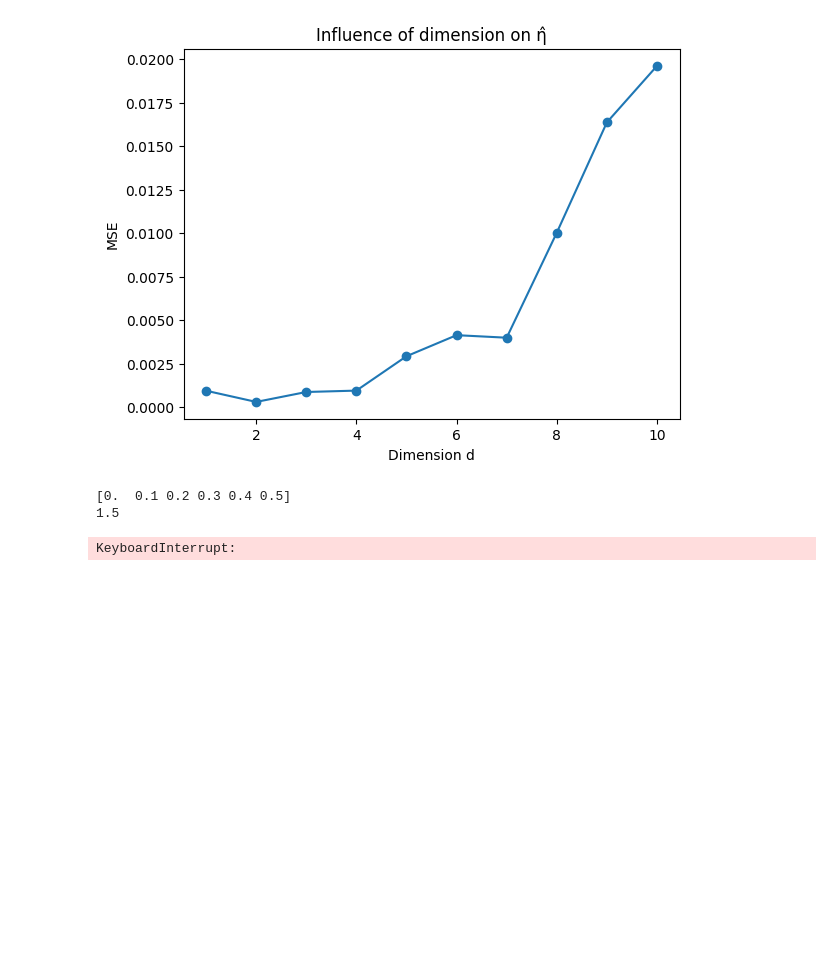
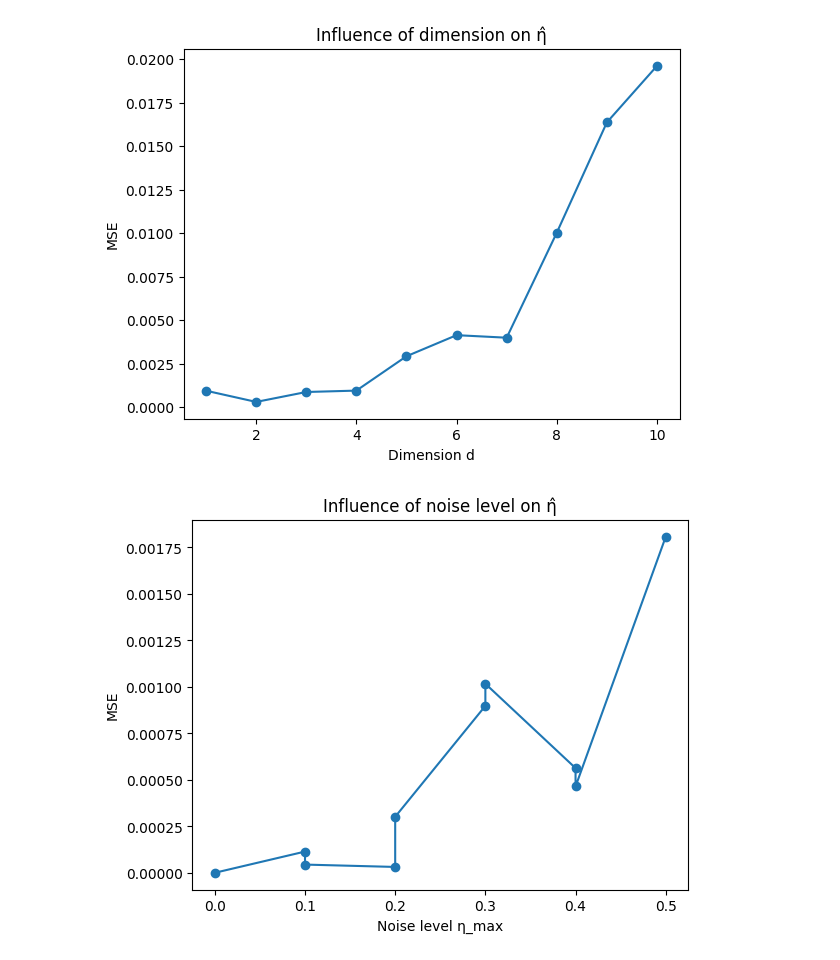
Before and after one commit to RaniaZougari/SL_Project, a Jupyter notebook: Simulation.ipynb, the cells around one changed output. Cells and saved outputs as stored; diff of their text form; code cells hidden in the pictures; blank space fills up the shorter version.

Commit message:
last question, varying eta_max for the noise variation, + strong variations --> need to do multiple test (add a for loop when evaluating m and eta_max)

```diff
--- a/Simulation.ipynb
+++ b/Simulation.ipynb
@@ -297,28 +299,28 @@ plt.show()
 [figure]
 # %%
 #Influence of noise level
-N=6
-eta_values = np.round(np.linspace(0, 0.5, N), 1)
-print(eta_values)
+eta_values = np.round(np.linspace(0, 0.5, N), 1) #2
 m = 500
 d=1
-data_generation_values=[generate_data(m, d, eta_constant, 0.1) for eta_max in eta_values]
-data_test = [generate_data(30, d, eta_constant, eta_max) for eta_max in eta_values]
+
 data_points = []
-for n in range(N):
-    data = data_generation_values[n]
-    X_test = data_test[n][0]
-    eta_true_test = data_test[n][3]
-    h = h_optimal(data[0],data[2],data[3],0.1,1.5,30)
-    print(h)
-    data_estimation_values = [eta_estimator(data[0],data[2],x,h) for x in X_test]
-    data_points.append(MSE(eta_true_test,data_estimation_values))
+
+for eta_max in eta_values:
+    X, Y, Z, eta_true = generate_data(m, d, eta_linear, eta_max)
+    X_test, Y_test, Z_test, eta_true_test = generate_data(50, d, eta_linear, eta_max)
+
+    h = h_opt
+
+    data_estimation_values = np.array([eta_estimator(X, Z, x, h) for x in X_test])
+
+    data_points.append(MSE(eta_true_test, data_estimation_values))
 
 
-plt.plot(eta_values, data_points)
-plt.xlabel("d")
+plt.figure()
+plt.plot(eta_values, data_points, marker='o')
+plt.xlabel("Noise level η_max")
 plt.ylabel("MSE")
+plt.title("Influence of noise level on η̂")
+plt.show()
 # %% [output]
-[0.  0.1 0.2 0.3 0.4 0.5]
-1.5
-KeyboardInterrupt:
+[figure, added]
```
Also changed, not shown: parts of 1 cell of this notebook.
